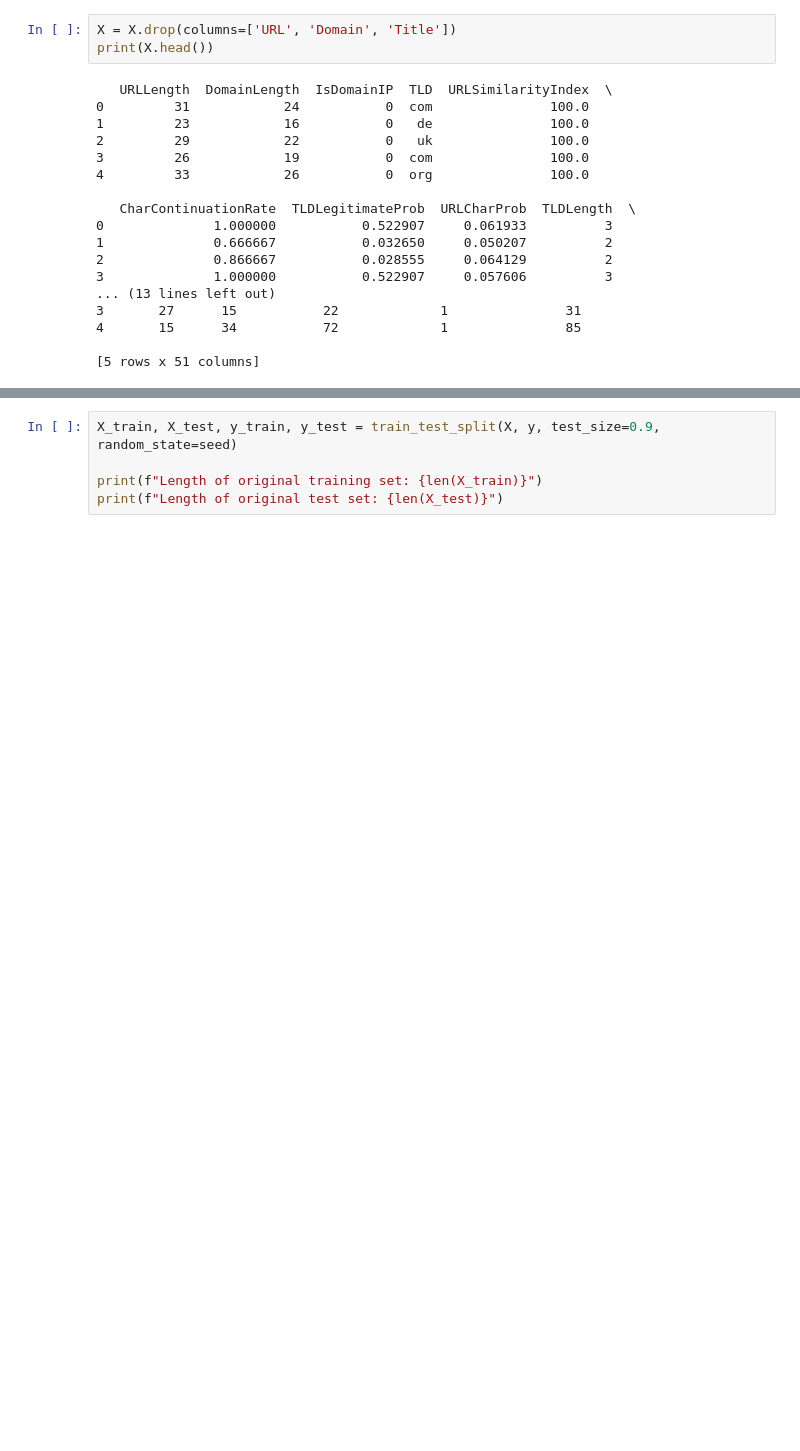
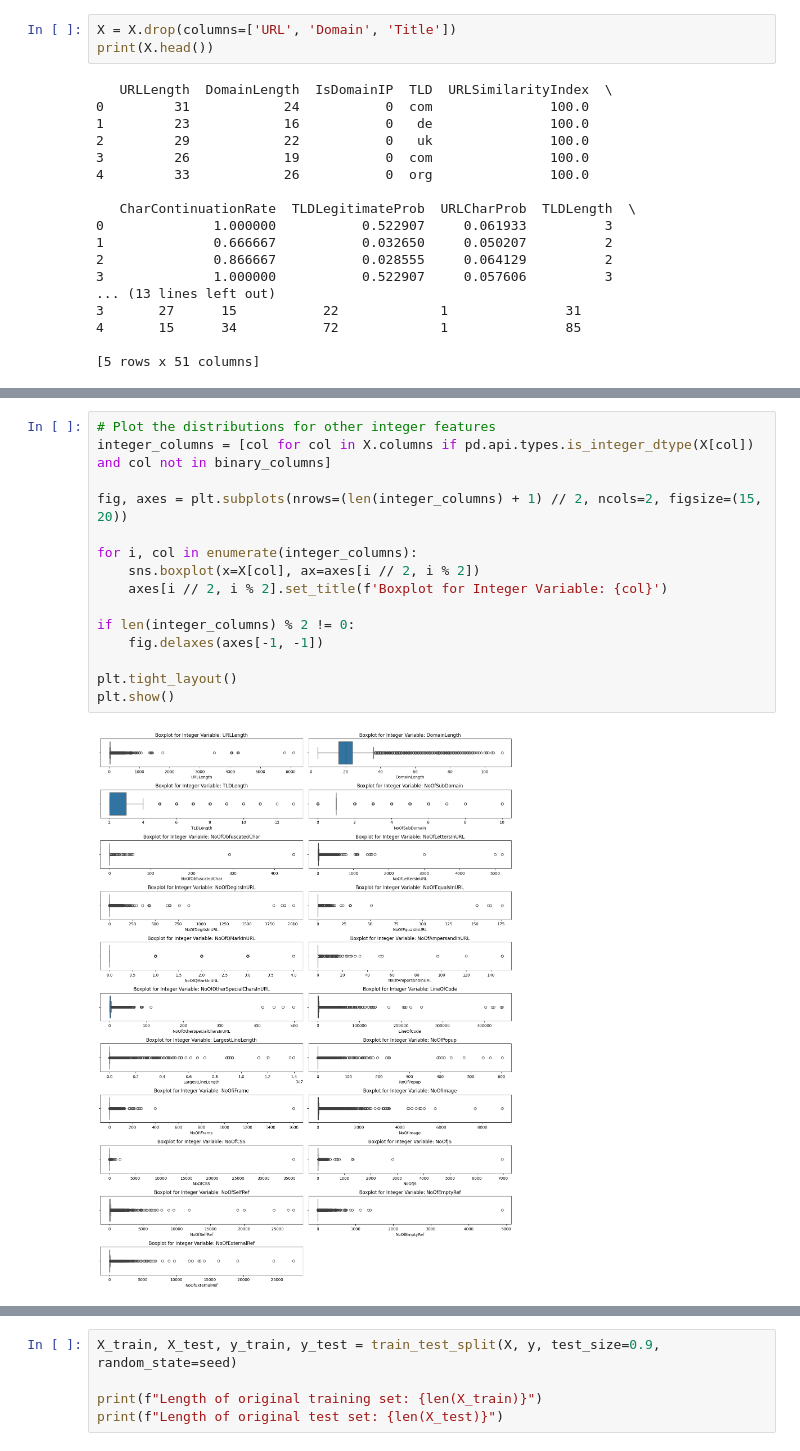
Before and after one commit to madalinaionela/Cybersecurity, a Jupyter notebook: cybersecurity_project_datasets.ipynb, the cells around one changed output, grey strips where cells are left out. Drawn from its saved outputs; the diff is of its cells as text; blank space fills up the shorter version.

```diff
--- a/cybersecurity_project_datasets.ipynb
+++ b/cybersecurity_project_datasets.ipynb
@@ -159,0 +178,17 @@ plt.show()
+# %%
+# Plot the distributions for other integer features
+integer_columns = [col for col in X.columns if pd.api.types.is_integer_dtype(X[col]) and col not in binary_columns]
+
+fig, axes = plt.subplots(nrows=(len(integer_columns) + 1) // 2, ncols=2, figsize=(15, 20))
+
+for i, col in enumerate(integer_columns):
+    sns.boxplot(x=X[col], ax=axes[i // 2, i % 2])
+    axes[i // 2, i % 2].set_title(f'Boxplot for Integer Variable: {col}')
+
+if len(integer_columns) % 2 != 0:
+    fig.delaxes(axes[-1, -1])
+
+plt.tight_layout()
+plt.show()
+# %% [output]
+[figure, added]
```
Also changed, not shown: parts of 9 cells of this notebook.
